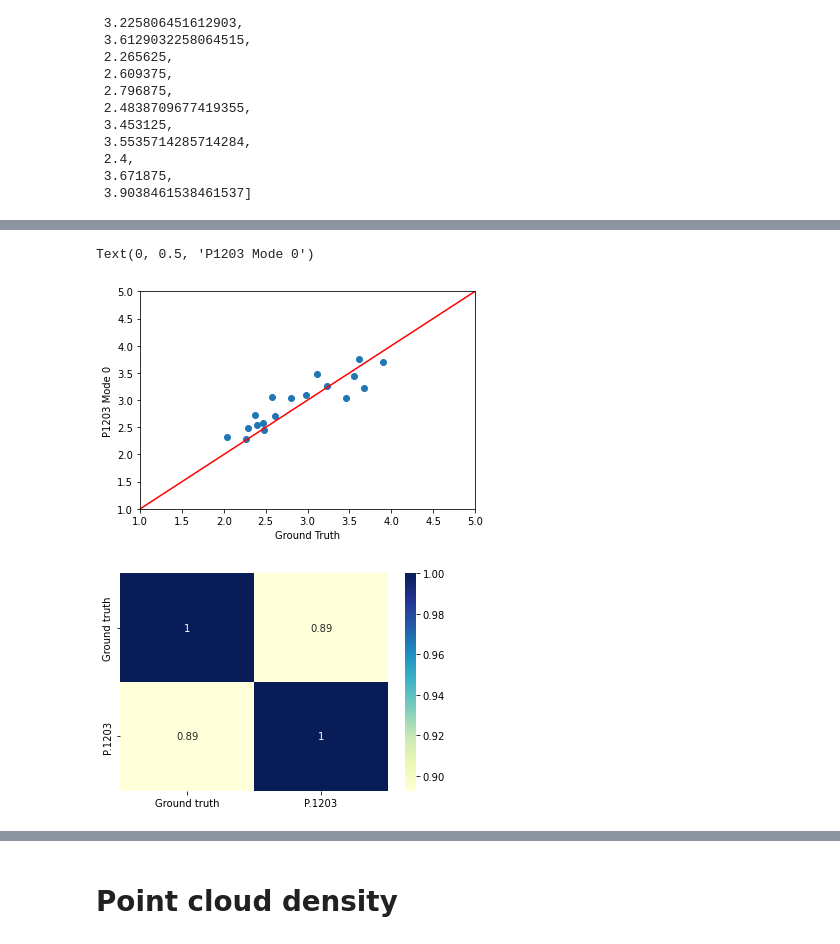
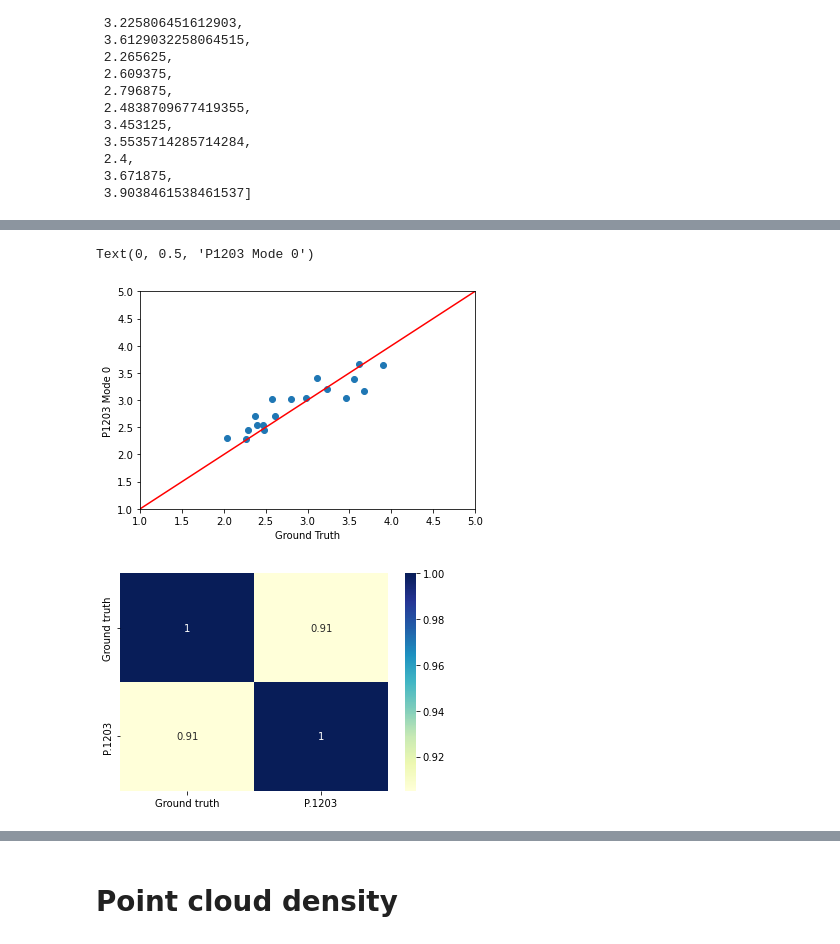
Before and after one commit to minhkstn/PointCloudQoEModels, a Jupyter notebook: point_cloud_qoe_models.ipynb, the cells around one changed output, grey strips where cells are left out. Cells and saved outputs as stored; diff of their text form; code cells hidden in the pictures.

Commit message:
update optimized P1203's coefficents

```diff
--- a/point_cloud_qoe_models.ipynb
+++ b/point_cloud_qoe_models.ipynb
@@ -1984,0 +1880,9 @@ ground_truth_qoe_list
+# %%
+coeffs = {'u1': 72.61, 'u2': 0.32, 't1': 30.98, 't2': 1.29, 't3': 64.65, 'q1': 4.4, 'q2': -1.5, 'q3': 1.5, 'mode0': {'a1': 5, 'a2': -1.0, 'a3': 130, 'a4': 4.0}, 'mode1': {'a1': 5.00011566, 'a2': -1.19630824, 'a3': 41.3585049, 'a4': 0, 'c0': -0.91562479, 'c1': 0, 'c2': -3.28579526, 'c3': 20.4098663}, 'htv_1': -0.60293, 'htv_2': 2.12382, 'htv_3': -0.36936, 'htv_4': 0.03409}
+
+qoe_p1203_dict = calculate_p1203(coeffs)
+p1203_df = pd.DataFrame.from_dict(qoe_p1203_dict)
+
+p1203_df = p1203_df.loc[p1203_df['video'].isin(['longdress', 'loot'])]
+grouped_p1203_qoe = p1203_df.groupby(['video', 'start_quality', 'end_quality']).mean()
+grouped_p1203_qoe
@@ -1985,6 +1908,5 @@ ground_truth_qoe_list
 # %%
-import matplotlib.pyplot as plt
-
+p1203_qoe_list = list(grouped_p1203_qoe['p1203_qoe'])
 plt.scatter(ground_truth_qoe_list, p1203_qoe_list)
 plt.plot([1, 5], [1, 5], color = 'red')
 plt.axis([1, 5, 1, 5])
@@ -1992,28 +1914,19 @@ plt.xlabel("Ground Truth")
 plt.ylabel("P1203 Mode 0")
 # %% [output]
 Text(0, 0.5, 'P1203 Mode 0')
-[figure, old version]
+[figure, new version]
 # %%
 import seaborn as sns
 
 df_correlation = pd.DataFrame({
     "Ground truth": ground_truth_qoe_list,
     "P.1203": p1203_qoe_list
 })
 
-corr = df_correlation.corr(method='spearman')
+corr_method = 'spearman'
+corr = df_correlation.corr(method=corr_method)
 sns.heatmap(corr, cmap='YlGnBu', annot = True)
-plt.savefig('./figures/correlation_heatmap_optimized.pdf')
+plt.savefig('./figures/correlation_heatmap_' + corr_method + '_optimized.pdf')
 plt.show()
-
-# import seaborn as sns
-# df_correlation = pd.DataFrame({'Ground truth': qoe_ground_truth,
-#                               'P1203': p1203_qoe})
-
-# corr = df_correlation.corr(method = 'spearman') #pearson
-
-# sns.heatmap(corr, cmap='YlGnBu', annot = True)
-# plt.savefig("./figures/correlation_spearman_1203_1080p.pdf")
-# plt.show()
 # %% [output]
-[figure, old version]
+[figure, new version]
```
Also changed, not shown: parts of 11 cells of this notebook, 6 other files.
